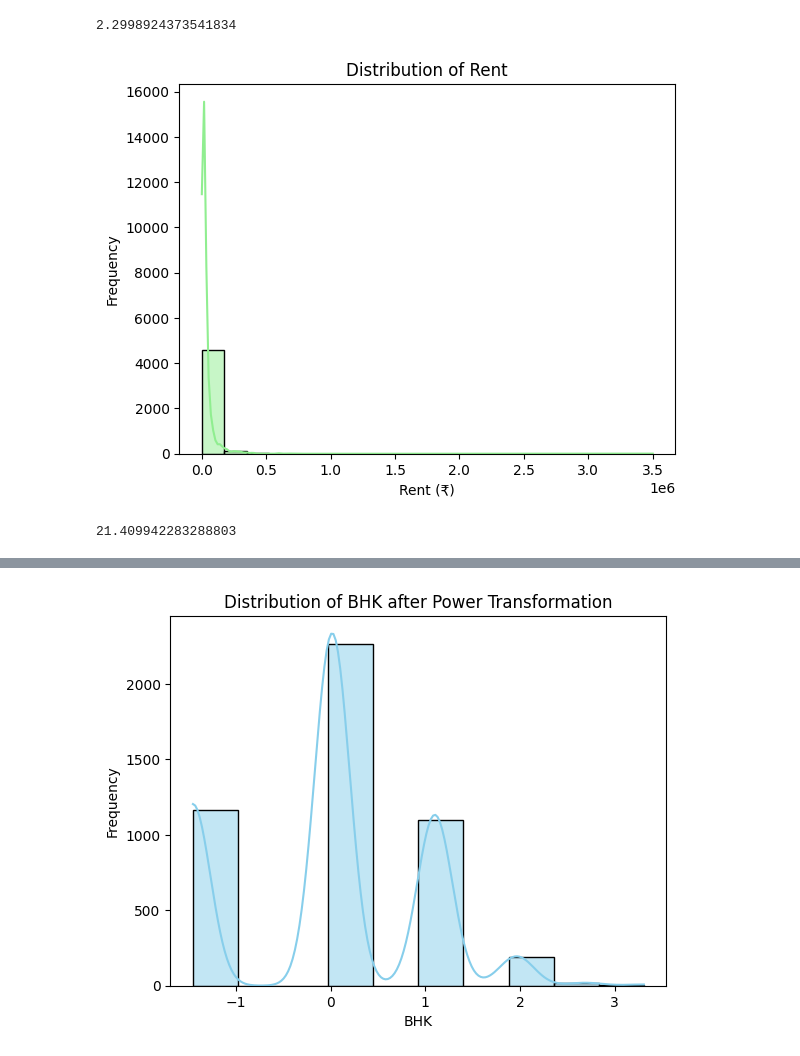
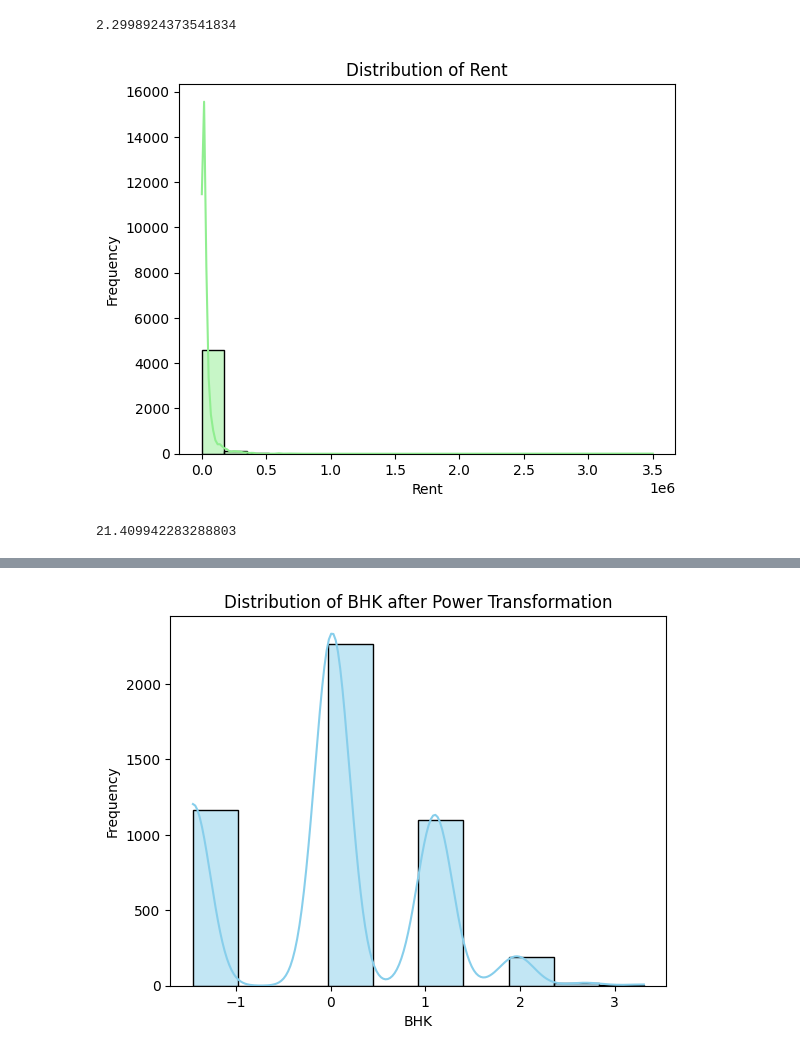
Before and after one commit to kanika-07cs/Task11-7.10.25-, a Jupyter notebook: Task.ipynb, the cells around one changed output, grey strips where cells are left out. Cells and saved outputs as stored; diff of their text form; code cells hidden in the pictures.

```diff
--- a/Task.ipynb
+++ b/Task.ipynb
@@ -86,10 +94,10 @@ print(df['Size'].skew())
 # %%
 sns.histplot(df['Rent'], bins=20, kde=True, color='lightgreen')
 plt.title('Distribution of Rent')
-plt.xlabel('Rent (₹)')
+plt.xlabel('Rent')
 plt.ylabel('Frequency')
 plt.show()
 print(df['Rent'].skew())
 # %% [output]
-[figure, old version]
+[figure, new version]
 21.409942283288803
```
Also changed, not shown: parts of 13 cells of this notebook.
